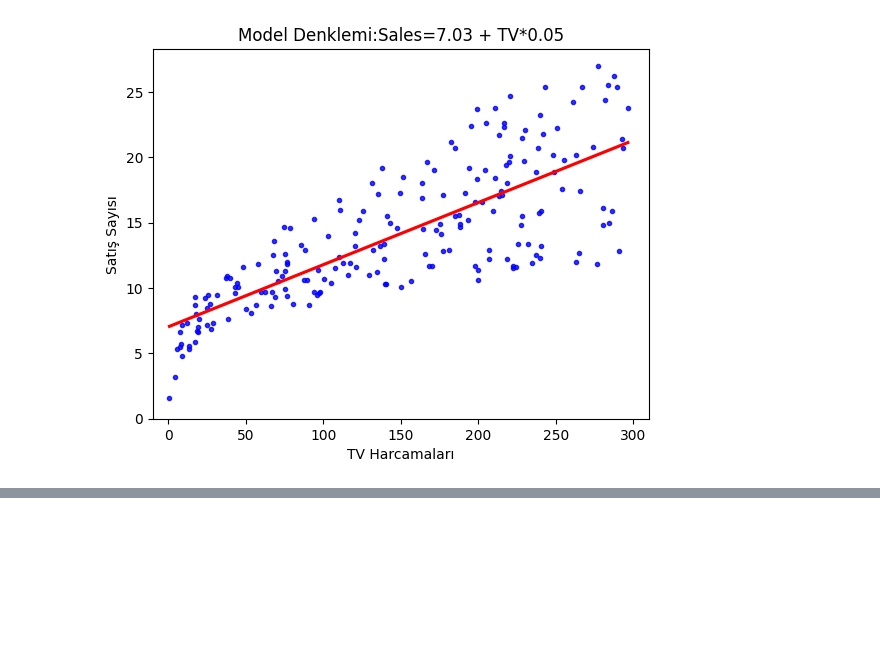
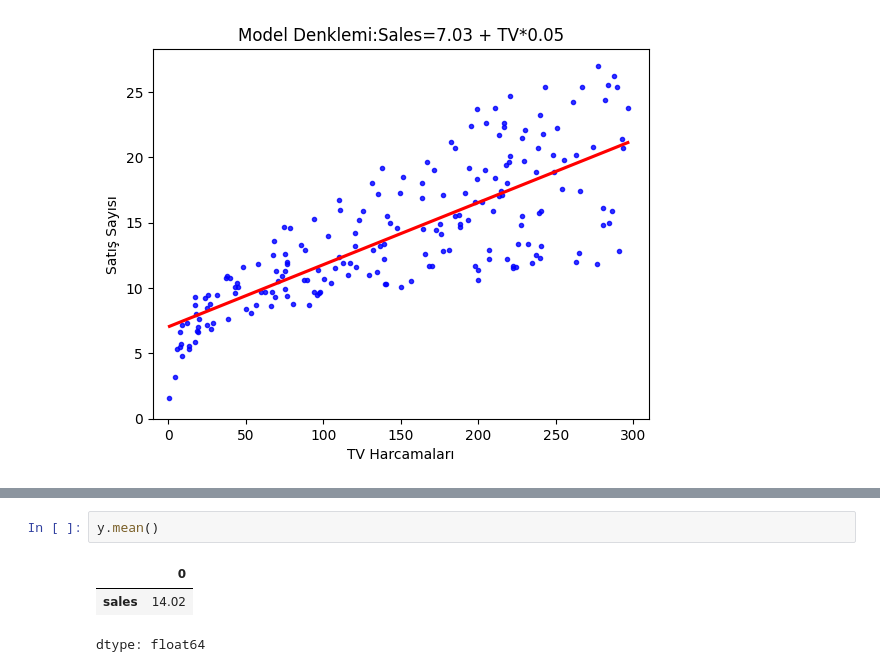
Before and after one commit to selenkaptanoglu/sales_prediction, a Jupyter notebook: sales_prediction_linear_regression.ipynb, the cells around one changed output, grey strips where cells are left out. Drawn from its saved outputs; the diff is of its cells as text; blank space fills up the shorter version.

```diff
--- a/sales_prediction_linear_regression.ipynb
+++ b/sales_prediction_linear_regression.ipynb
@@ -77,0 +86,6 @@ plt.show()
+# %%
+y.mean()
+# %% [output]
+|  | 0 |
+| sales | 14.02 |
+dtype: float64
```
Also changed, not shown: parts of 6 cells of this notebook.
